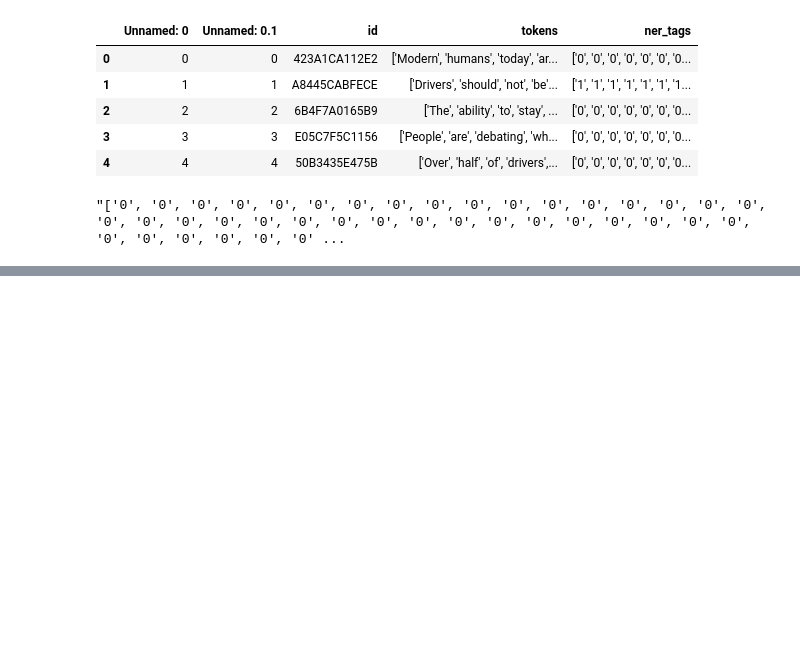
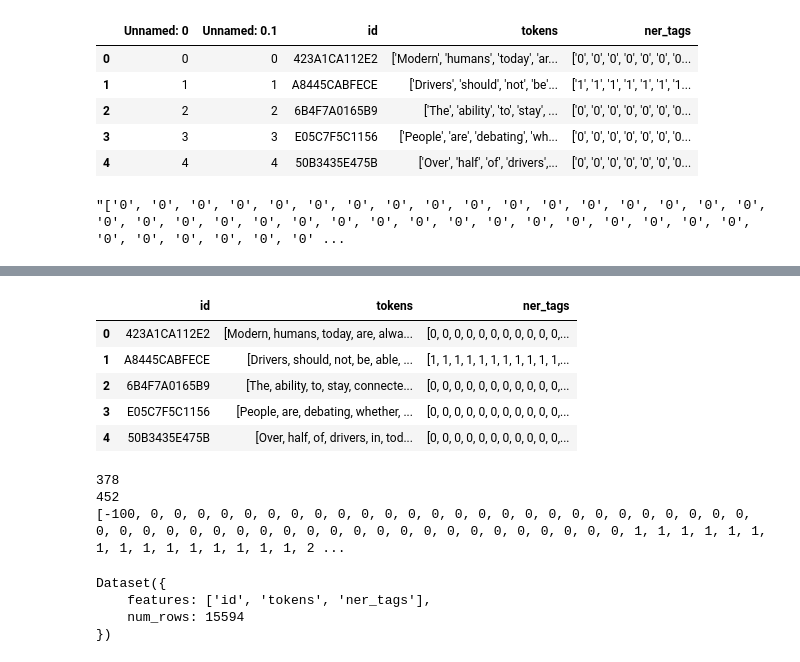
Before and after one commit to Brad1141/Discourse_Classification, a Jupyter notebook: tokenClassy.ipynb, the cells around one changed output, grey strips where cells are left out. Drawn from its saved outputs; the diff is of its cells as text; code cells hidden in the pictures; blank space fills up the shorter version.

Commit message:
cleaned dataset of error-filled data

```diff
--- a/tokenClassy.ipynb
+++ b/tokenClassy.ipynb
@@ -271,0 +386,47 @@ pdTest["ner_tags"][0]
+# %%
+def dfTags_to_ints(df):
+    for index, row in df.iterrows():
+        intArray = []
+        tokenArray = []
+        for i in row[2]:
+            intArray.append(int(i))
+        df.at[index, "ner_tags"] = intArray.copy()
+        # for j in row[1]:
+        #     if j != '.' and j != ',':
+        #         tokenArray.append(j)
+        # df.at[index, "tokens"] = tokenArray.copy()
+    return df
+# %%
+train4 = pd.read_csv("trainHugging4.csv")
+train4['tokens'] = train4['tokens'].apply(lambda a: a.split())
+train4['ner_tags'] = train4['ner_tags'].apply(lambda a: a.split())
+train4 = train4.drop(['Unnamed: 0'], axis = 1)
+train4 = dfTags_to_ints(train4)
+train4.head()
+# %% [output]
+|  | id | tokens | ner_tags |
+| 0 | 423A1CA112E2 | [Modern, humans, today, are, alwa... | [0, 0, 0, 0, 0, 0, 0, 0, 0, 0, 0,... |
+| 1 | A8445CABFECE | [Drivers, should, not, be, able, ... | [1, 1, 1, 1, 1, 1, 1, 1, 1, 1, 1,... |
+| 2 | 6B4F7A0165B9 | [The, ability, to, stay, connecte... | [0, 0, 0, 0, 0, 0, 0, 0, 0, 0, 0,... |
+| 3 | E05C7F5C1156 | [People, are, debating, whether, ... | [0, 0, 0, 0, 0, 0, 0, 0, 0, 0, 0,... |
+| 4 | 50B3435E475B | [Over, half, of, drivers, in, tod... | [0, 0, 0, 0, 0, 0, 0, 0, 0, 0, 0,... |
+# %%
+inputs = tokenizer(train4["tokens"][0], is_split_into_words=True)
+
+labels = train4["ner_tags"][0]
+word_ids = inputs.word_ids()
+print(len(labels))
+print(len(word_ids))
+print(align_labels_with_tokens(labels, word_ids))
+# %% [output]
+378
+452
+[-100, 0, 0, 0, 0, 0, 0, 0, 0, 0, 0, 0, 0, 0, 0, 0, 0, 0, 0, 0, 0, 0, 0, 0, 0, 0, 0, 0, 0, 0, 0, 0, 0, 0, 0, 0, 0, 0, 0, 0, 0, 0, 0, 0, 0, 0, 0, 0, 0, 0, 1, 1, 1, 1, 1, 1, 1, 1, 1, 1, 1, 1, 1, 1, 1, 2 ...
+# %%
+train_df = Dataset.from_pandas(train4)
+train_df
+# %% [output]
+Dataset({
+    features: ['id', 'tokens', 'ner_tags'],
+    num_rows: 15594
+})
```
Also changed, not shown: parts of 9 cells of this notebook, 1 other file.
